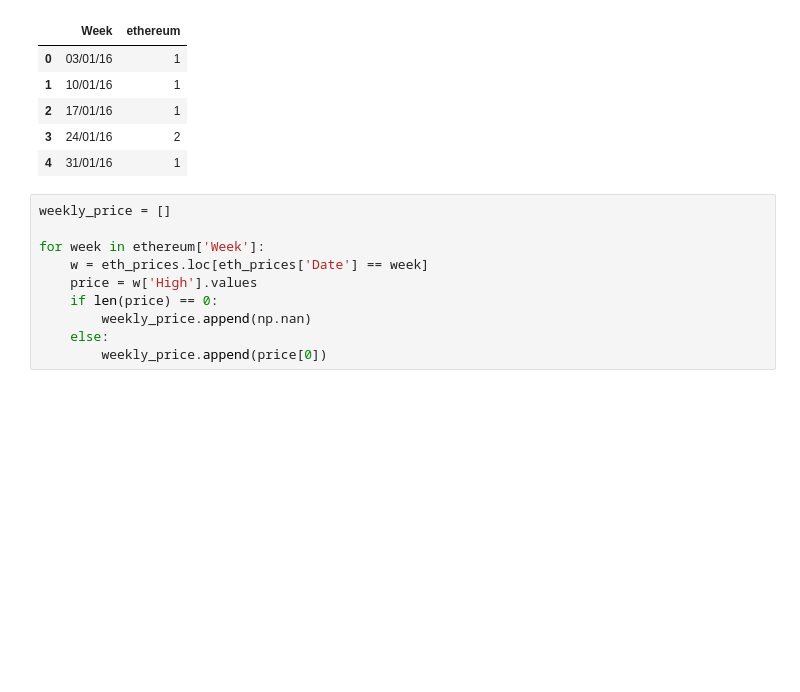
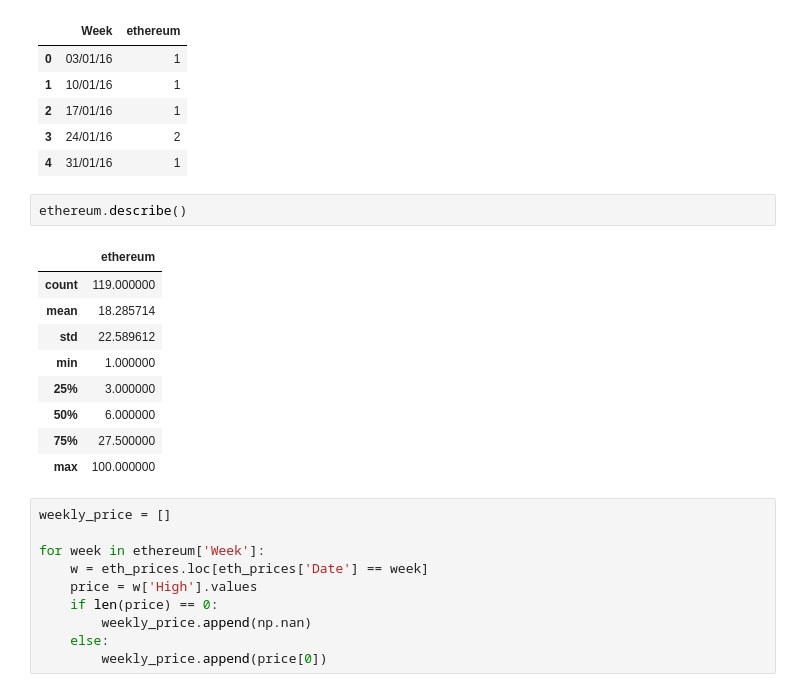
Before and after one commit to nmasamba/machine_learning_algorithms, a Jupyter notebook: hyperparameter_optimisation/hyperparameter_optimization_eth.ipynb, the cells around one changed output. Cells and saved outputs as stored; diff of their text form; blank space fills up the shorter version.

```diff
--- a/hyperparameter_optimisation/hyperparameter_optimization_eth.ipynb
+++ b/hyperparameter_optimisation/hyperparameter_optimization_eth.ipynb
@@ -26,6 +38,18 @@ ethereum.head()
 | 2 | 17/01/16 | 1 |
 | 3 | 24/01/16 | 2 |
 | 4 | 31/01/16 | 1 |
+# %%
+ethereum.describe()
+# %% [output]
+|  | ethereum |
+| count | 119.000000 |
+| mean | 18.285714 |
+| std | 22.589612 |
+| min | 1.000000 |
+| 25% | 3.000000 |
+| 50% | 6.000000 |
+| 75% | 27.500000 |
+| max | 100.000000 |
 # %%
 weekly_price = []
 
```
Also changed, not shown: parts of 1 cell of this notebook.
